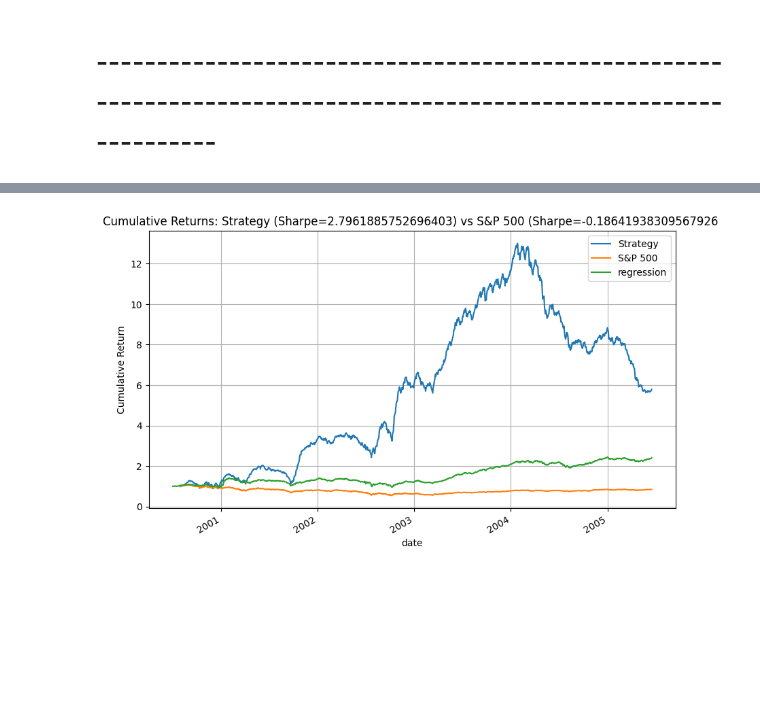
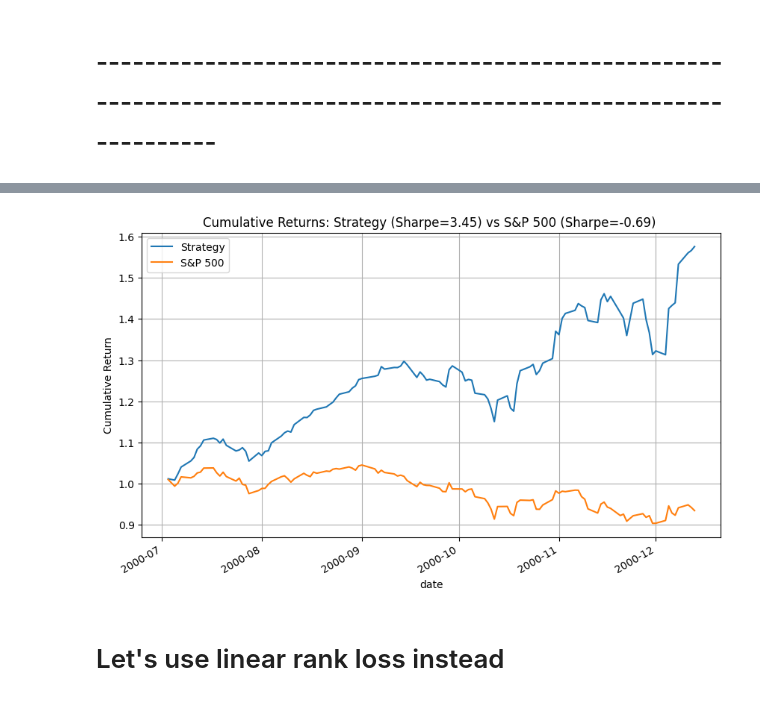
Before and after one commit to mirkorado/ML-Project, a Jupyter notebook: ResidualMLP.ipynb, the cells around one changed output, grey strips where cells are left out. Drawn from its saved outputs; the diff is of its cells as text; code cells hidden in the pictures; blank space fills up the shorter version.

```diff
--- a/ResidualMLP.ipynb
+++ b/ResidualMLP.ipynb
@@ -32,6 +32,6 @@ torch.set_num_threads(os.cpu_count())
 torch.set_num_interop_threads(os.cpu_count())
 path = 'Targets/daily_crsp_sanitized.csv'
 # %%
-daily = utils.read_daily_returns(path, nrows=10000000, low_quantile=0.005, up_quantile=0.995)
+daily = utils.read_daily_returns(path, nrows=2000000, low_quantile=0.005, up_quantile=0.995)
 daily
 # %% [output]
@@ -91,7 +92,7 @@ for i in range(0, len(unique_months) - 6):
     # Prepare the data: construct lagged returns, rolling window averages
     train_df, test_df, features, cat_features = utils.prepare_data(tr_df, te_df, lagged_num=1, rolling_window=True)
 
-    epochs = 5
+    epochs = 4 # It appears it is the ideal trade-off between precision and runtime
     max_weight = 0.05  # No stock >5% weight
     diversification_lambda = 0.01  # Strength of penalty
     temperature = 1.0  # Softmax temperature (lower = more diversification)
@@ -192,0 +173,7 @@ pandas.core.series.Series
+# %%
+index = pd.read_csv('Predictors/FirmCharacIndex.csv')
+gc.collect()
+merged_data = utils.memory_efficient_merge(index, daily)
+merged_data = merged_data.drop(columns=['PERMNO_y'])
+merged_data = merged_data.rename(columns={'PERMNO_x': 'PERMNO'})
+merged_data
@@ -193,19 +265,29 @@ pandas.core.series.Series
 # %%
+# Plot the cumulative returns of the strategy and compare with the S&P 500 index
+cumulative_returns = (1 + combined_returns).cumprod()
+sp_ret = daily.groupby('date')['sprtrn'].mean()
+
+strat_start = unique_months.iloc[6].to_timestamp()
+sp_ret = sp_ret.loc[strat_start:]
+
+cumulative_sp500 = (1 + sp_ret).cumprod()
+
 # Combine into a single DataFrame for easy plotting
 combined = pd.DataFrame({
     'Strategy': cumulative_returns,
-    'S&P 500': cumulative_sp500,
-    'regression': pd.Series(regression['cumulative_1dollar'])
+    'S&P 500': cumulative_sp500
 })
 
 # Sharpe ratio
-strat_sharpe = np.sqrt(combined_returns.shape[0]) * (combined_returns.mean() / combined_returns.std())
-sp_sharpe = np.sqrt(sp_ret.shape[0]) * (sp_ret.mean() / sp_ret.std())
+strat_sharpe = utils.compute_sharpe(combined_returns)
+sp_sharpe = utils.compute_sharpe(sp_ret)
 
 # Plot
-combined.plot(figsize=(10, 6), title=f'Cumulative Returns: Strategy (Sharpe={strat_sharpe}) vs S&P 500 (Sharpe={sp_sharpe} ')
+combined.plot(figsize=(10, 6), title=f'Cumulative Returns: Strategy (Sharpe={strat_sharpe:.2f}) vs S&P 500 (Sharpe={sp_sharpe:.2f}) ')
 plt.ylabel('Cumulative Return')
 plt.grid(True)
 plt.show()
 # %% [output]
-[figure, old version]
+[figure, new version]
+# %% [markdown]
+# Let's use linear rank loss instead
```
Also changed, not shown: parts of 14 cells of this notebook, 1 other file.
